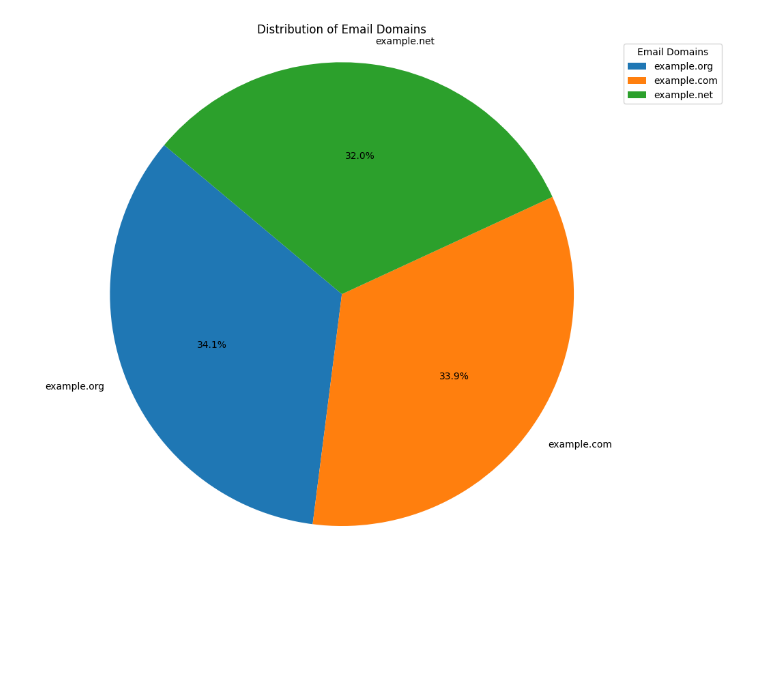
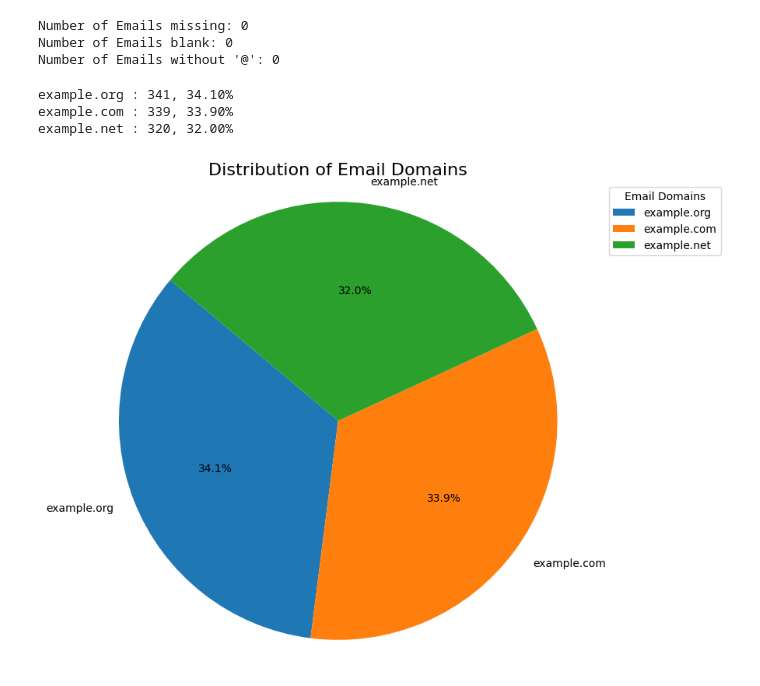
Before and after one commit to skerr17/programming-for-data-analytics, a Jupyter notebook: assignments/assignment03-pie.ipynb, the cells around one changed output. Drawn from its saved outputs; the diff is of its cells as text; code cells hidden in the pictures; blank space fills up the shorter version.

Commit message:
added code to check there are no missing emails in the dataset and added a description of the notebook

```diff
--- a/assignments/assignment03-pie.ipynb
+++ b/assignments/assignment03-pie.ipynb
@@ -31,17 +51,39 @@ Data columns (total 9 columns):
  8   Job Title      1000 non-null   object
 dtypes: int64(1), object(8)
 memory usage: 70.4+ KB
+# %%
+# Checking there are no missing values for the email column
+print(f'Number of Emails missing: {df['Email'].isnull().sum()}')
+
+# Checking there are no blanks for the email column
+print(f'Number of Emails blank: {df[df['Email'] == ''].shape[0]}')
+
+# Checking there are no emails without an @ symbol
+print(f"Number of Emails without '@': {df[~df['Email'].str.contains('@')].shape[0]}")
+# %% [output]
+Number of Emails missing: 0
+Number of Emails blank: 0
+Number of Emails without '@': 0
 # %%
 # adding the domain column by extracting from the email column
 df['Domain'] = df['Email'].str.split('@').str[1]
+# %%
+# Showing the different email domains and their counts
+domain_counts = df['Domain'].value_counts()
+for domain, count in domain_counts.items():
+    print(f"{domain} : {count}, {(count/len(df))*100:.2f}%")
+# %% [output]
+example.org : 341, 34.10%
+example.com : 339, 33.90%
+example.net : 320, 32.00%
 # %%
 # create a pie chart of the distribution of email domains
 domain_counts = df['Domain'].value_counts()
 plt.figure(figsize=(8, 8))
 plt.pie(domain_counts, labels=domain_counts.index, autopct='%1.1f%%', startangle=140)
-plt.title('Distribution of Email Domains')
+plt.title('Distribution of Email Domains', fontsize=16)
 plt.axis('equal')  # Equal aspect ratio ensures that pie is drawn as a circle.
-plt.legend(title='Email Domains', bbox_to_anchor=(1.05, 1), loc='upper left')
+plt.legend(title='Email Domains', bbox_to_anchor=(1.05, 1), loc='upper left',)
 plt.show()
 # %% [output]
-[figure, old version]
+[figure, new version]
```
Also changed, not shown: parts of 3 cells of this notebook.
